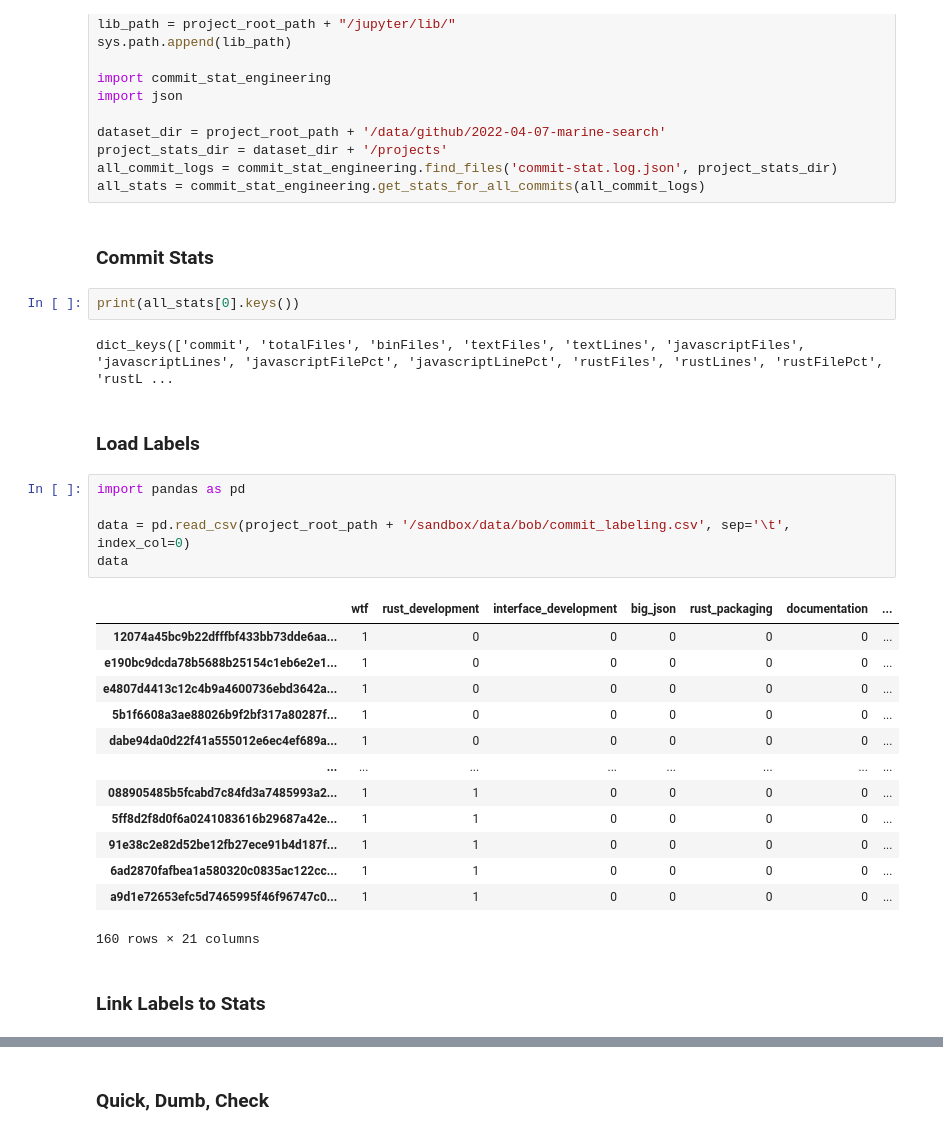
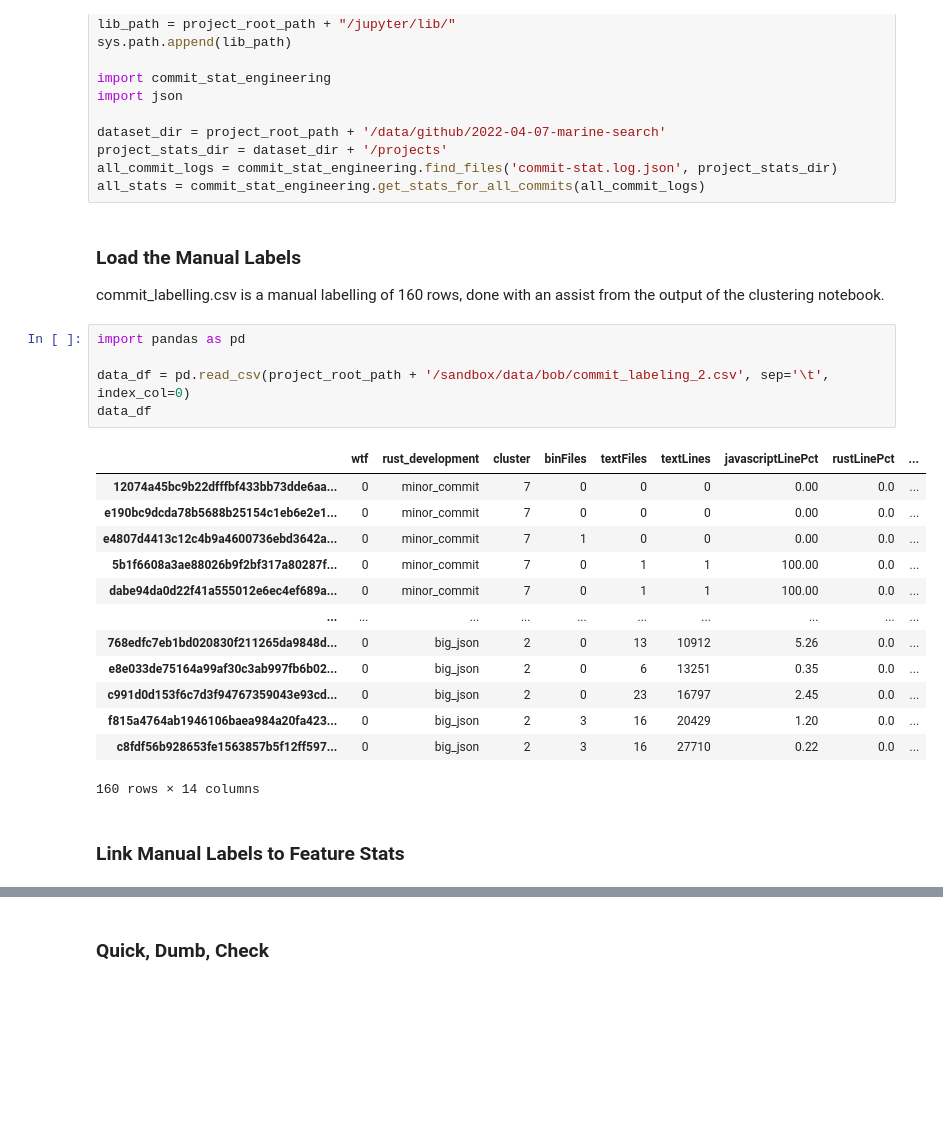
Before and after one commit to Deadman-DAO/Web3HackerNetwork, a Jupyter notebook: sandbox/notebooks/bob/commit_classification_4.ipynb, the cells around one changed output, grey strips where cells are left out. Drawn from its saved outputs; the diff is of its cells as text; blank space fills up the shorter version.

```diff
--- a/sandbox/notebooks/bob/commit_classification_4.ipynb
+++ b/sandbox/notebooks/bob/commit_classification_4.ipynb
@@ -15,35 +14,30 @@ dataset_dir = project_root_path + '/data/github/2022-04-07-marine-search'
 project_stats_dir = dataset_dir + '/projects'
 all_commit_logs = commit_stat_engineering.find_files('commit-stat.log.json', project_stats_dir)
 all_stats = commit_stat_engineering.get_stats_for_all_commits(all_commit_logs)
-# %% [markdown]
-### Commit Stats
-# %%
-print(all_stats[0].keys())
-# %% [output]
-dict_keys(['commit', 'totalFiles', 'binFiles', 'textFiles', 'textLines', 'javascriptFiles', 'javascriptLines', 'javascriptFilePct', 'javascriptLinePct', 'rustFiles', 'rustLines', 'rustFilePct', 'rustL ...
 # %% [markdown]
-### Load Labels
+### Load the Manual Labels
+commit_labelling.csv is a manual labelling of 160 rows, done with an assist from the output of the clustering notebook.
 # %%
 import pandas as pd
 
-data = pd.read_csv(project_root_path + '/sandbox/data/bob/commit_labeling.csv', sep='\t', index_col=0)
-data
+data_df = pd.read_csv(project_root_path + '/sandbox/data/bob/commit_labeling_2.csv', sep='\t', index_col=0)
+data_df
 # %% [output]
-|  | wtf | rust_development | interface_development | big_json | rust_packaging | documentation | ... |
-| 12074a45bc9b22dfffbf433bb73dde6aa... | 1 | 0 | 0 | 0 | 0 | 0 | ... |
-| e190bc9dcda78b5688b25154c1eb6e2e1... | 1 | 0 | 0 | 0 | 0 | 0 | ... |
-| e4807d4413c12c4b9a4600736ebd3642a... | 1 | 0 | 0 | 0 | 0 | 0 | ... |
-| 5b1f6608a3ae88026b9f2bf317a80287f... | 1 | 0 | 0 | 0 | 0 | 0 | ... |
-| dabe94da0d22f41a555012e6ec4ef689a... | 1 | 0 | 0 | 0 | 0 | 0 | ... |
-| ... | ... | ... | ... | ... | ... | ... | ... |
-| 088905485b5fcabd7c84fd3a7485993a2... | 1 | 1 | 0 | 0 | 0 | 0 | ... |
-| 5ff8d2f8d0f6a0241083616b29687a42e... | 1 | 1 | 0 | 0 | 0 | 0 | ... |
-| 91e38c2e82d52be12fb27ece91b4d187f... | 1 | 1 | 0 | 0 | 0 | 0 | ... |
-| 6ad2870fafbea1a580320c0835ac122cc... | 1 | 1 | 0 | 0 | 0 | 0 | ... |
-| a9d1e72653efc5d7465995f46f96747c0... | 1 | 1 | 0 | 0 | 0 | 0 | ... |
+|  | wtf | rust_development | cluster | binFiles | textFiles | textLines | javascriptLinePct | rustLinePct | ... |
+| 12074a45bc9b22dfffbf433bb73dde6aa... | 0 | minor_commit | 7 | 0 | 0 | 0 | 0.00 | 0.0 | ... |
+| e190bc9dcda78b5688b25154c1eb6e2e1... | 0 | minor_commit | 7 | 0 | 0 | 0 | 0.00 | 0.0 | ... |
+| e4807d4413c12c4b9a4600736ebd3642a... | 0 | minor_commit | 7 | 1 | 0 | 0 | 0.00 | 0.0 | ... |
+| 5b1f6608a3ae88026b9f2bf317a80287f... | 0 | minor_commit | 7 | 0 | 1 | 1 | 100.00 | 0.0 | ... |
+| dabe94da0d22f41a555012e6ec4ef689a... | 0 | minor_commit | 7 | 0 | 1 | 1 | 100.00 | 0.0 | ... |
+| ... | ... | ... | ... | ... | ... | ... | ... | ... | ... |
+| 768edfc7eb1bd020830f211265da9848d... | 0 | big_json | 2 | 0 | 13 | 10912 | 5.26 | 0.0 | ... |
+| e8e033de75164a99af30c3ab997fb6b02... | 0 | big_json | 2 | 0 | 6 | 13251 | 0.35 | 0.0 | ... |
+| c991d0d153f6c7d3f94767359043e93cd... | 0 | big_json | 2 | 0 | 23 | 16797 | 2.45 | 0.0 | ... |
+| f815a4764ab1946106baea984a20fa423... | 0 | big_json | 2 | 3 | 16 | 20429 | 1.20 | 0.0 | ... |
+| c8fdf56b928653fe1563857b5f12ff597... | 0 | big_json | 2 | 3 | 16 | 27710 | 0.22 | 0.0 | ... |
-160 rows × 21 columns
+160 rows × 14 columns
 # %% [markdown]
-### Link Labels to Stats
+### Link Manual Labels to Feature Stats
 # %%
 import numpy as np
 
```
Also changed, not shown: parts of 21 cells of this notebook.
